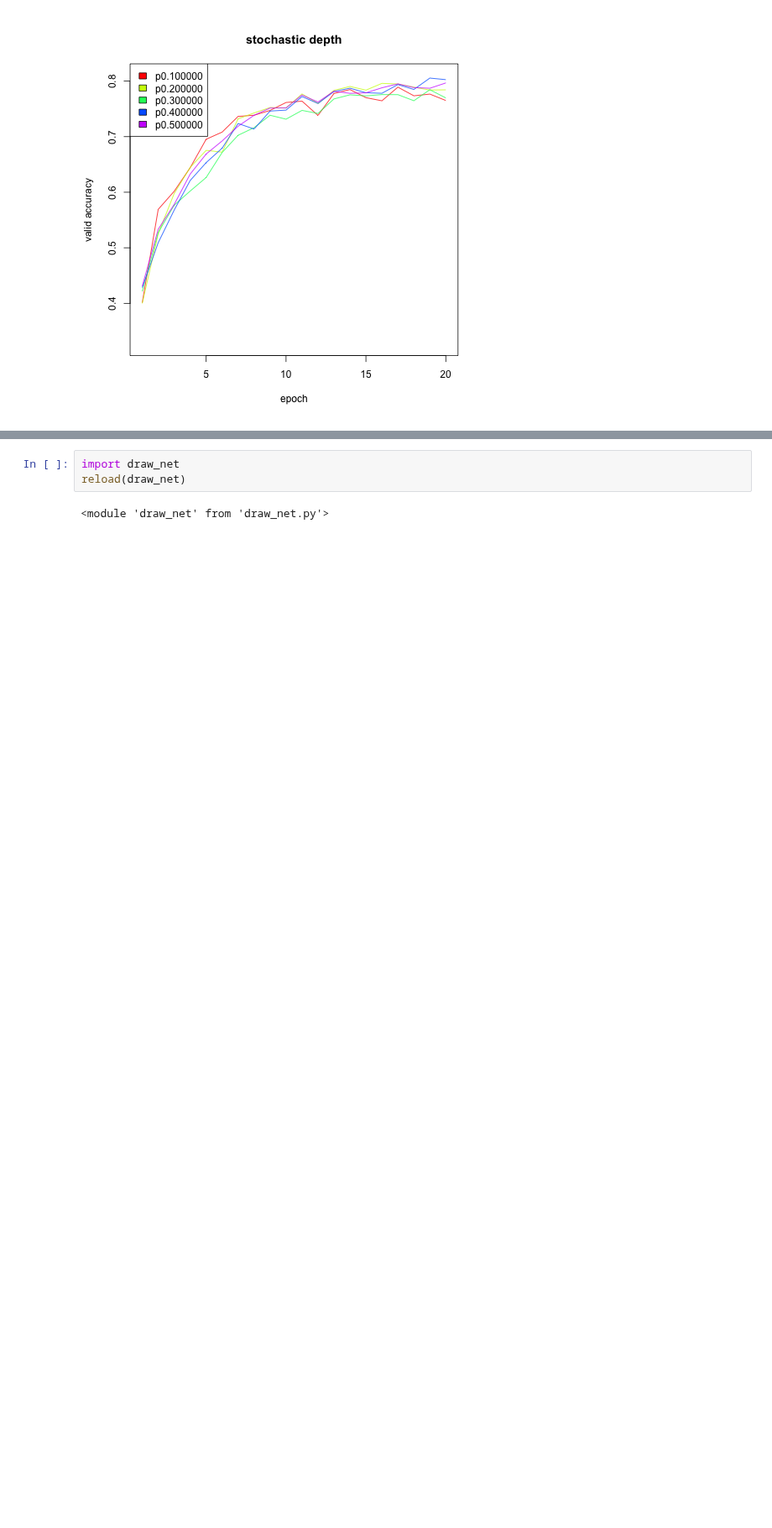
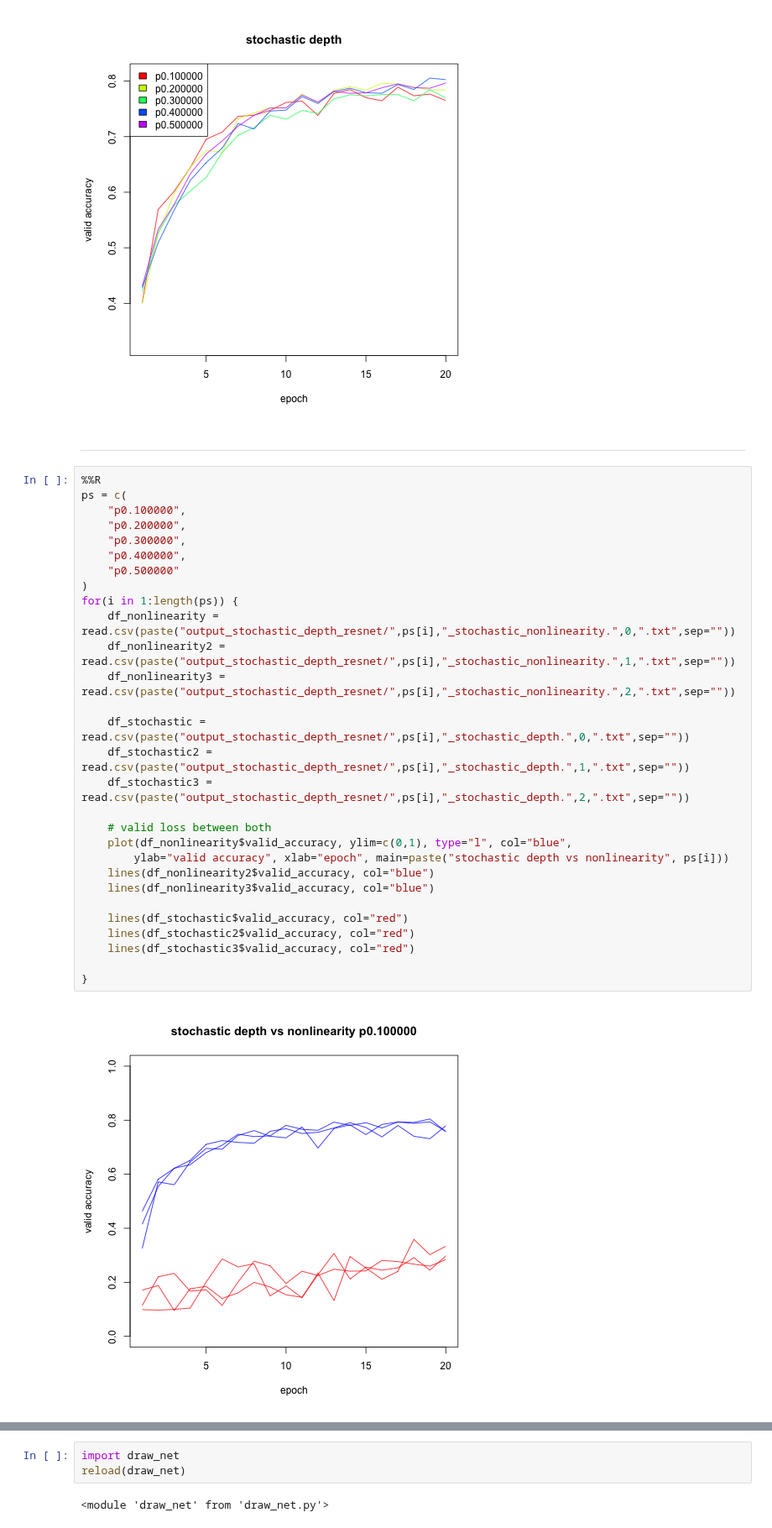
Before and after one commit to christopher-beckham/msc, a Jupyter notebook: experiments/lasagne_additions/stochastic_depth_resnet.ipynb, the cells around one changed output, grey strips where cells are left out. Shown at 84% size. Drawn from its saved outputs; the diff is of its cells as text; blank space fills up the shorter version.

Commit message:
add diagrams and new plots

```diff
--- a/experiments/lasagne_additions/stochastic_depth_resnet.ipynb
+++ b/experiments/lasagne_additions/stochastic_depth_resnet.ipynb
@@ -686,3 +686,36 @@ for(i in 1:length(ps)) {
 legend("topleft", fill=rainbows, legend=ps)
 # %% [output]
 [figure]
+# %% [markdown]
+----
+# %%
+%%R
+ps = c(
+    "p0.100000",
+    "p0.200000",
+    "p0.300000",
+    "p0.400000",
+    "p0.500000"
+)
+for(i in 1:length(ps)) {
+    df_nonlinearity = read.csv(paste("output_stochastic_depth_resnet/",ps[i],"_stochastic_nonlinearity.",0,".txt",sep=""))
+    df_nonlinearity2 = read.csv(paste("output_stochastic_depth_resnet/",ps[i],"_stochastic_nonlinearity.",1,".txt",sep=""))
+    df_nonlinearity3 = read.csv(paste("output_stochastic_depth_resnet/",ps[i],"_stochastic_nonlinearity.",2,".txt",sep=""))
+
+    df_stochastic = read.csv(paste("output_stochastic_depth_resnet/",ps[i],"_stochastic_depth.",0,".txt",sep=""))
+    df_stochastic2 = read.csv(paste("output_stochastic_depth_resnet/",ps[i],"_stochastic_depth.",1,".txt",sep=""))
+    df_stochastic3 = read.csv(paste("output_stochastic_depth_resnet/",ps[i],"_stochastic_depth.",2,".txt",sep=""))
+
+    # valid loss between both
+    plot(df_nonlinearity$valid_accuracy, ylim=c(0,1), type="l", col="blue",
+        ylab="valid accuracy", xlab="epoch", main=paste("stochastic depth vs nonlinearity", ps[i]))
+    lines(df_nonlinearity2$valid_accuracy, col="blue")
+    lines(df_nonlinearity3$valid_accuracy, col="blue")
+
+    lines(df_stochastic$valid_accuracy, col="red")
+    lines(df_stochastic2$valid_accuracy, col="red")
+    lines(df_stochastic3$valid_accuracy, col="red")
+
+}
+# %% [output]
+[figure, added]
```
Also changed, not shown: parts of 2 cells of this notebook, 2 other files.
